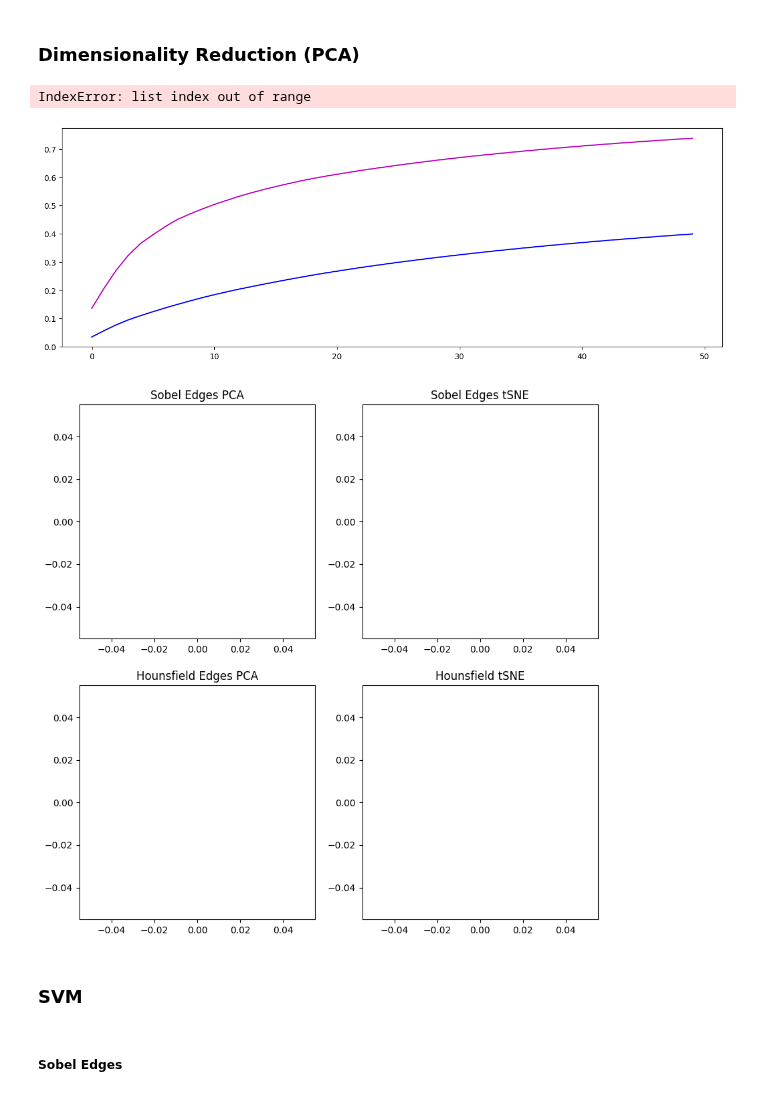
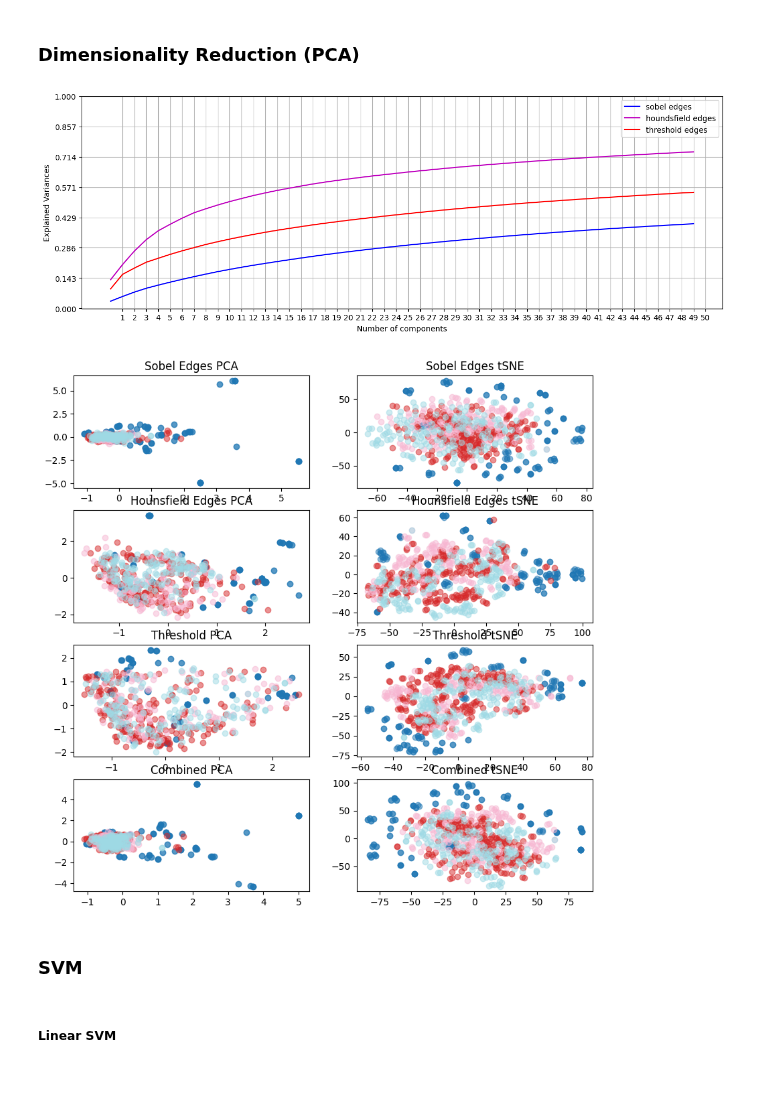
Before and after one commit to zacharyzimm/mids-281-final-project, a Jupyter notebook: SVM.ipynb, the cells around one changed output. Drawn from its saved outputs; the diff is of its cells as text; code cells hidden in the pictures.

```diff
--- a/SVM.ipynb
+++ b/SVM.ipynb
@@ -42,7 +42,7 @@ def plot_PCA(X_list, labels, n_components=2):
   pca_list, xpca_list = get_PCA(X_list, n_components=n_components)
 
   plt.figure(figsize=(15,5))
-  colors = ['b-', 'm-']
+  colors = ['b-', 'm-', 'r-']
   for i in range(len(X_list)):
     plt.plot(np.cumsum(pca_list[i].explained_variance_ratio_), colors[i], label=labels[i])
   plt.xticks(np.arange(n_components)+1)
@@ -69,17 +69,23 @@ labels = ['sobel edges', 'houndsfield edges', 'threshold edges']
 
 x = plot_PCA(training_features, labels, n_components=50)
 # %% [output]
-IndexError: list index out of range
-[figure, old version]
+[figure, new version]
 # %%
 # dimensionality reduction
 
 input_features = np.array([[img.flatten() for img in train_sobel_edges],
-                                   [img.flatten() for img in train_hounsfield_edges]])
+                            [img.flatten() for img in train_hounsfield_edges],
+                            [img.flatten() for img in train_threshold_edges]])
 
-X_sobel_pca, X_hounsfield_pca = get_PCA(input_features, n_components=2)[-1]
+X_sobel_pca, X_hounsfield_pca, X_tresh_pca = get_PCA(input_features, n_components=2)[-1]
 
-X_sobel_tsne, X_hounsfield_tsne = get_tsne(input_features, n_components=2)
+X_sobel_tsne, X_hounsfield_tsne, X_thresh_tsne = get_tsne(input_features, n_components=2)
+
+
+combined_features = np.array([[np.array([x, y, z]).flatten() for x, y, z in zip(train_sobel_edges, train_hounsfield_edges, train_threshold_edges)]])
+X_combined_pca = get_PCA(combined_features, n_components=2)[-1][0]
+
+X_combined_tsne = get_tsne(combined_features, n_components=2)[0]
 # %%
 def plot_classes(X, y, ax, title):
 
@@ -88,25 +94,31 @@ def plot_classes(X, y, ax, title):
   colorst = [colormap(i) for i in np.linspace(0, 1.0, len(np.unique(y)))]
 
   # project the features into 2 dimensions
-  for k in range(len(np.unique(y))):
+  for k in np.unique(y):
     ax.scatter(X[y==k, 0], X[y==k, 1], alpha=0.5, facecolors=colorst[k])
 
   ax.set_title(title)
 # %%
 # plot results
-fig, ax = plt.subplots(nrows=2, ncols=2, figsize=(10,10))
+fig, ax = plt.subplots(nrows=4, ncols=2, figsize=(10,10))
 
-# y is the class labels (person ID)
+# y is the class labels
 plot_classes(X_sobel_pca, train_labels, ax[0,0], title='Sobel Edges PCA')
 plot_classes(X_sobel_tsne, train_labels, ax[0,1], title='Sobel Edges tSNE')
 
 plot_classes(X_hounsfield_pca, train_labels, ax[1,0], title='Hounsfield Edges PCA')
-plot_classes(X_hounsfield_tsne, train_labels, ax[1,1], title='Hounsfield tSNE')
+plot_classes(X_hounsfield_tsne, train_labels, ax[1,1], title='Hounsfield Edges tSNE')
+
+plot_classes(X_tresh_pca, train_labels, ax[2,0], title='Threshold PCA')
+plot_classes(X_thresh_tsne, train_labels, ax[2,1], title='Threshold tSNE')
+
+plot_classes(X_combined_pca, train_labels, ax[3,0], title='Combined PCA')
+plot_classes(X_combined_tsne, train_labels, ax[3,1], title='Combined tSNE')
 
 plt.show()
 # %% [output]
-[figure, old version]
+[figure, new version]
 # %% [markdown]
 ### SVM
-# %% [markdown]
-##### Sobel Edges
+# %% [markdown]
+##### Linear SVM
```
Also changed, not shown: parts of 13 cells of this notebook, 1 other file.
